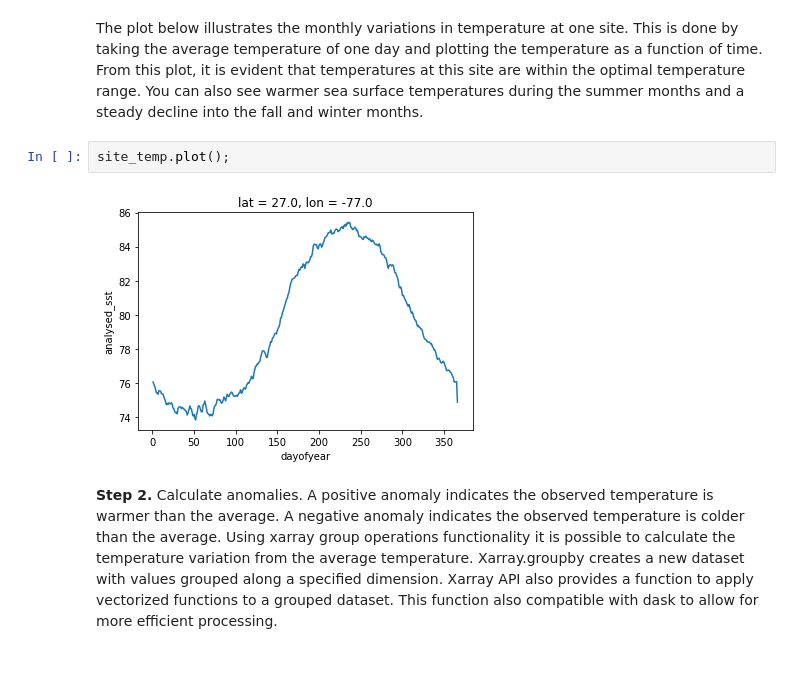
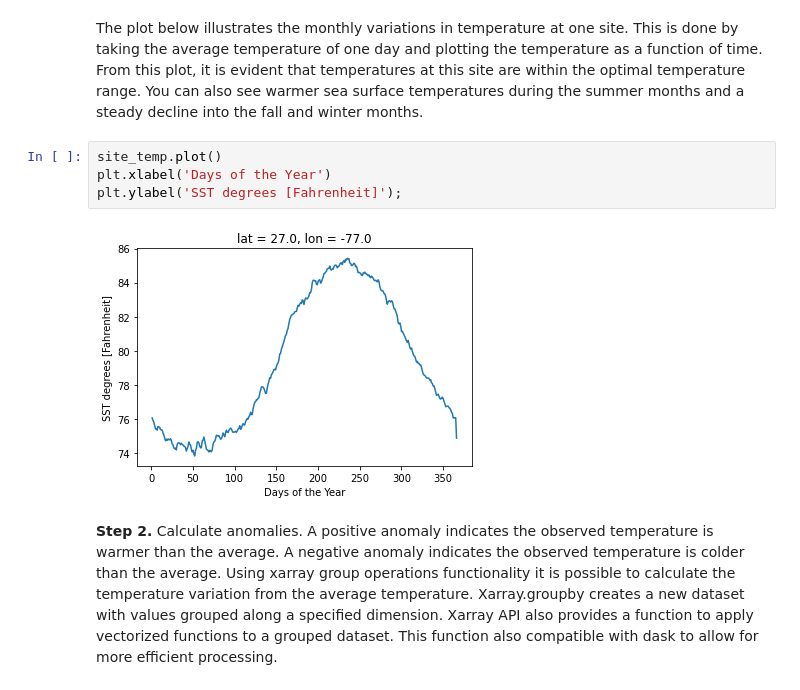
Before and after one commit to ted80810/optimal_fish_temperature_pangeo, a Jupyter notebook: Optimum_Temperature_forAngling_Bonefish.ipynb, the cells around one changed output. Saved outputs shown, nothing was run; the diff lists cells and outputs as text.

```diff
--- a/Optimum_Temperature_forAngling_Bonefish.ipynb
+++ b/Optimum_Temperature_forAngling_Bonefish.ipynb
@@ -375,10 +380,12 @@ array([ 1, 2, 3, ..., 364, 365, 366])
 Attributes: (0)
 # %% [markdown]
 The plot below illustrates the monthly variations in temperature at one site. This is done by taking the average temperature of one day and plotting the temperature as a function of time. From this plot, it is evident that temperatures at this site are within the optimal temperature range. You can also see warmer sea surface temperatures during the summer months and a steady decline into the fall and winter months.
-# %%
-site_temp.plot();
-# %% [output]
-[figure, removed]
+# %%
+site_temp.plot()
+plt.xlabel('Days of the Year')
+plt.ylabel('SST degrees [Fahrenheit]');
+# %% [output]
+[figure, added]
 # %% [markdown]
 **Step 2.** Calculate anomalies. A positive anomaly indicates the observed temperature is warmer than the average. A negative anomaly indicates the observed temperature is colder than the average. Using xarray group operations functionality it is possible to calculate the temperature variation from the average temperature. Xarray.groupby creates a new dataset with values grouped along a specified dimension. Xarray API also provides a function to apply vectorized functions to a grouped dataset. This function also compatible with dask to allow for more efficient processing.
 # %%
```
Also changed, not shown: parts of 6 cells of this notebook, 1 other file.
